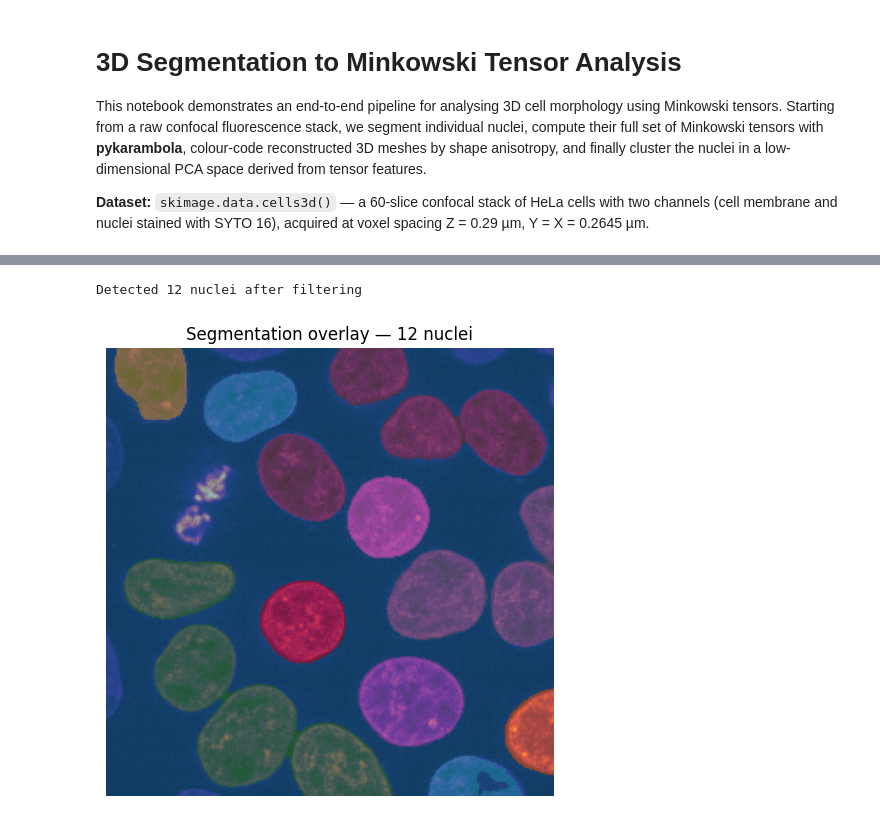
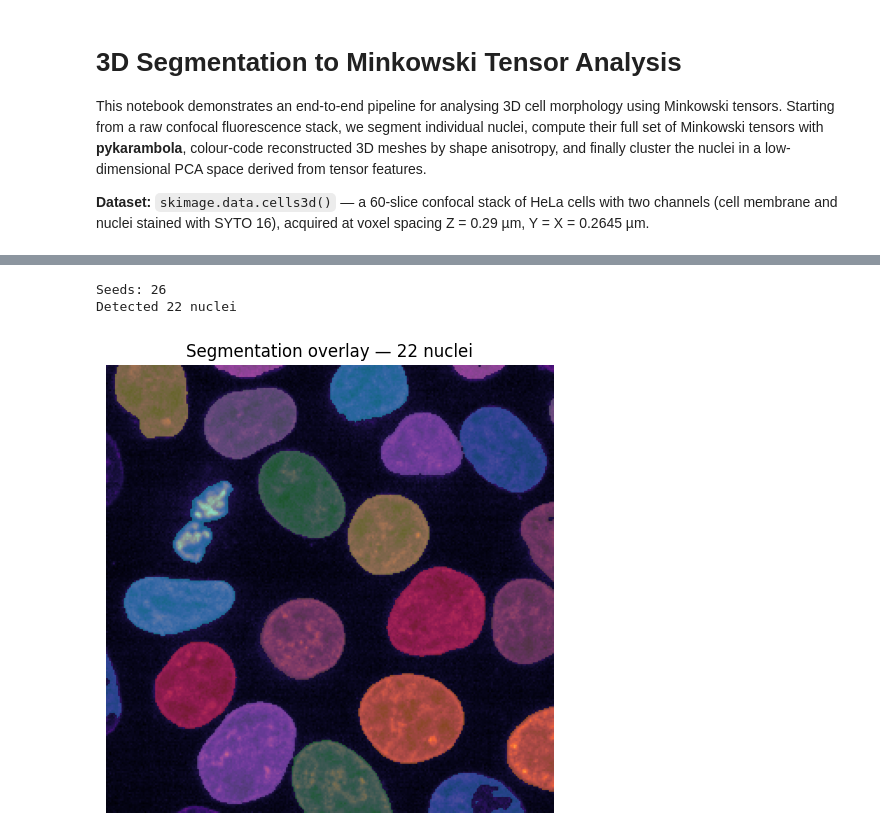
Before and after one commit to Ishihara-SynthMorph/pykarambola, a Jupyter notebook: examples/segmentation_to_tensors.ipynb, the cells around one changed output, grey strips where cells are left out. Drawn from its saved outputs; the diff is of its cells as text; code cells hidden in the pictures.

```diff
--- a/examples/segmentation_to_tensors.ipynb
+++ b/examples/segmentation_to_tensors.ipynb
@@ -17,7 +19,8 @@ from sklearn.cluster import KMeans
 import pykarambola as pk
 # %%
 cells = data.cells3d()          # (60, 2, 256, 256) uint16, axes: Z C Y X
-nuclei = cells[:, 1, :, :]     # channel 1 = nuclei (SYTO 16)
+membrane = cells[:, 0, :, :]   # channel 0 = cell membrane
+nuclei   = cells[:, 1, :, :]   # channel 1 = nuclei (SYTO 16)
 
 # physical voxel spacing (Z, Y, X) in µm — from skimage docs
 SPACING = (0.29, 0.2645, 0.2645)
@@ -27,7 +30,7 @@ print(f"Voxel spacing: Z={SPACING[0]} µm, Y={SPACING[1]} µm, X={SPACING[2]} µ
 
 # show mid-Z slice
 fig, ax = plt.subplots(figsize=(5, 5))
-ax.imshow(nuclei[30], cmap='magma')
+ax.imshow(nuclei[30], cmap='Grays_r')
 ax.axis('off')
 ax.set_title('cells3d — nuclei channel, Z=30')
 plt.tight_layout()
@@ -43,31 +60,76 @@ We apply a mild Gaussian blur (σ = 2 voxels) to suppress shot noise, threshold
 # %%
-smooth = filters.gaussian(nuclei.astype(float), sigma=2)
-thresh = filters.threshold_otsu(smooth)
-binary = smooth > thresh
+# ── Tunable parameters ────────────────────────────────────────────────────────
+SIGMA_UM   = 0.3   # physical smoothing radius in µm (per-axis anisotropic)
+H_MIN      = 4     # h_maxima prominence threshold in voxels
+MIN_VOXELS = 500   # drop regions below this size (stray fragments only)
+MEM_ALPHA  = 0.5   # membrane weight in hybrid watershed surface
+
+# ── 1. Anisotropic Gaussian (both channels) ───────────────────────────────────
+sigma_vox = [SIGMA_UM / s for s in SPACING]
+smooth_nuc = filters.gaussian(nuclei.astype(float),   sigma=sigma_vox)
+smooth_mem = filters.gaussian(membrane.astype(float), sigma=sigma_vox)
+
+# ── 2. Global Otsu + fill holes (nuclei channel) ──────────────────────────────
+binary = smooth_nuc > filters.threshold_otsu(smooth_nuc)
+# fill_holes is required: interior dark spots create holes whose distance-transform
+# peaks generate false seeds, over-segmenting one nucleus into two.
 binary = ndimage.binary_fill_holes(binary)
 
-label_image, n_raw = measure.label(binary, return_num=True)
+# ── 3. h_maxima seeds from nuclei distance transform ──────────────────────────
+distance = ndimage.distance_transform_edt(binary)
+markers = measure.label(h_maxima(distance, h=H_MIN) & binary)
+print(f"Seeds: {markers.max()}")
 
-# remove objects smaller than 5000 voxels
-props = measure.regionprops(label_image)
-small = [p.label for p in props if p.num_pixels < 5000]
-for lbl in small:
-    label_image[label_image == lbl] = 0
+# ── 4. Hybrid watershed surface ───────────────────────────────────────────────
+# Normalise both channels to [0, 1], then combine:
+#   surface = -nuc_n + MEM_ALPHA * mem_n
+# Low at nucleus centres (floods there first); high at membrane ridges
+# (boundaries between touching nuclei).  Pure membrane flooding creates
+# topologically complex regions; the −nuc term prevents cuts through interiors.
+nuc_n = (smooth_nuc - smooth_nuc.min()) / (smooth_nuc.max() - smooth_nuc.min())
+mem_n = (smooth_mem - smooth_mem.min()) / (smooth_mem.max() - smooth_mem.min())
+surface = -nuc_n + MEM_ALPHA * mem_n
 
-label_image, n_nuclei = measure.label(label_image > 0, return_num=True)
-print(f"Detected {n_nuclei} nuclei after filtering")
+label_image = watershed(surface, markers, mask=binary)
 
-# mid-Z overlay
+# ── 5. Per-Z-slice fill holes per nucleus ─────────────────────────────────────
+# 3D fill_holes misses gaps enclosed only within a single XY slice.
+# Filling slice-by-slice per label removes those interior voxels and yields
+# Euler characteristics (w300) consistent with sphere-like objects.
+for z in range(label_image.shape[0]):
+    for lbl in np.unique(label_image[z]):
+        if lbl == 0:
+            continue
+        sl = label_image[z] == lbl
+        filled = ndimage.binary_fill_holes(sl)
+        label_image[z][filled & ~sl & (label_image[z] == 0)] = lbl
+
+# Remove small fragments; renumber directly to preserve watershed boundaries
+# (re-running measure.label on the binary mask would merge adjacent basins)
+for p in measure.regionprops(label_image):
+    if p.num_pixels < MIN_VOXELS:
+        label_image[label_image == p.label] = 0
+surviving = np.unique(label_image[label_image > 0])
+new_lbl = np.zeros_like(label_image)
+for i, lbl in enumerate(surviving, 1):
+    new_lbl[label_image == lbl] = i
+label_image = new_lbl
+n_nuclei = len(surviving)
+print(f"Detected {n_nuclei} nuclei")
+
+# Mid-Z overlay
 fig, ax = plt.subplots(figsize=(5, 5))
 ax.imshow(nuclei[30], cmap='magma')
-ax.imshow(label_image[30], cmap='tab10', alpha=0.5, vmin=0, vmax=n_nuclei)
+ax.imshow(np.ma.masked_equal(label_image[30], 0), cmap='tab10', alpha=0.5,
+          vmin=1, vmax=n_nuclei)
 ax.set_title(f'Segmentation overlay — {n_nuclei} nuclei')
 ax.axis('off')
 plt.tight_layout()
 plt.show()
 # %% [output]
-Detected 12 nuclei after filtering
+Seeds: 26
+Detected 22 nuclei
-[figure, old version]
+[figure, new version]
 # %% [markdown]
 ## Computing Minkowski Tensors
 
```
Also changed, not shown: parts of 16 cells of this notebook, 1 other file.
